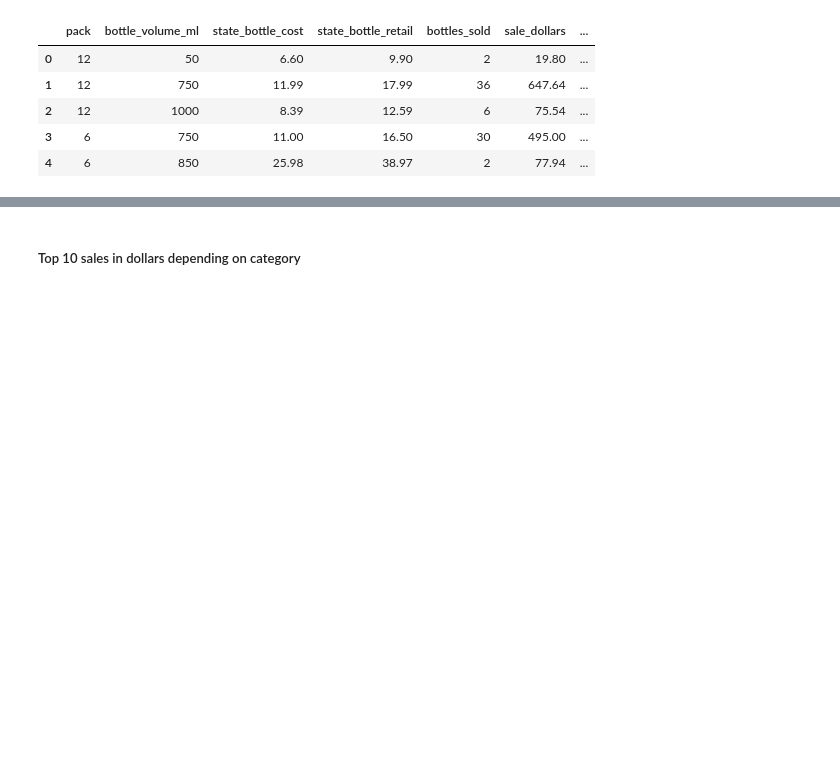
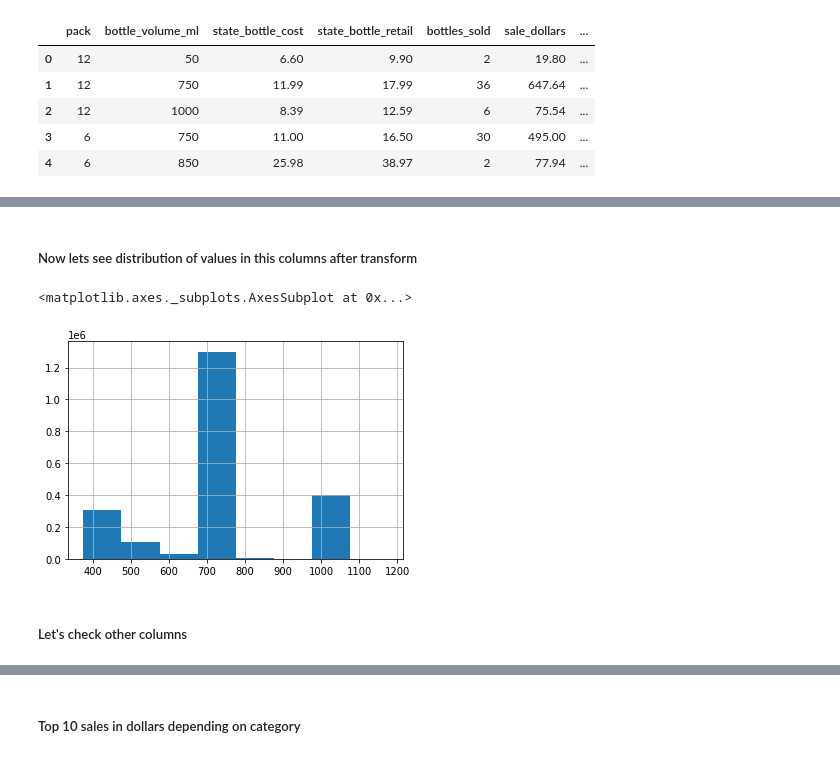
Before and after one commit to DiracLog/Iowa_public_data_analysis, a Jupyter notebook: test1.ipynb, the cells around one changed output, grey strips where cells are left out. Saved outputs shown, nothing was run; the diff lists cells and outputs as text; code cells hidden in the pictures; blank space fills up the shorter version.

```diff
--- a/test1.ipynb
+++ b/test1.ipynb
@@ -253,0 +313,4 @@ array([[<matplotlib.axes._subplots.AxesSubplot object at 0x...>,
+# %%
+
+df_num = treshold(col = 'bottle_volume_ml', df_num=df_num)
+df_num.head()
@@ -253,0 +324,4 @@ array([[<matplotlib.axes._subplots.AxesSubplot object at 0x...>,
+# %%
+mn = min(df_num['bottle_volume_ml'].value_counts().index)
+mx = max(df_num['bottle_volume_ml'].value_counts().index)
+df_num['bottle_volume_ml'].value_counts()
@@ -253,0 +345,9 @@ array([[<matplotlib.axes._subplots.AxesSubplot object at 0x...>,
+# %% [markdown]
+##### Now lets see distribution of values in this columns after transform
+# %%
+df_num['bottle_volume_ml'].hist(bins=[i for i in range(mn,mx,100)])
+# %% [output]
+<matplotlib.axes._subplots.AxesSubplot at 0x...>
+[figure, added]
+# %% [markdown]
+##### Let's check other columns
```
Also changed, not shown: parts of 41 cells of this notebook.
